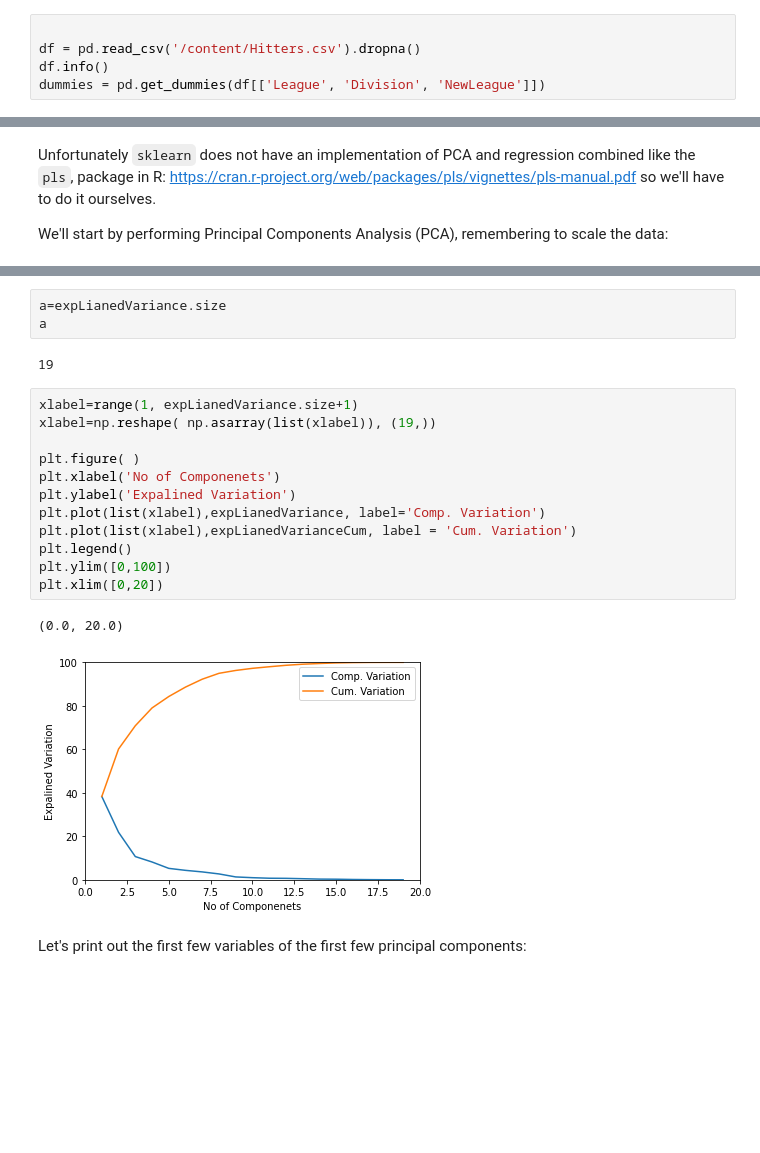
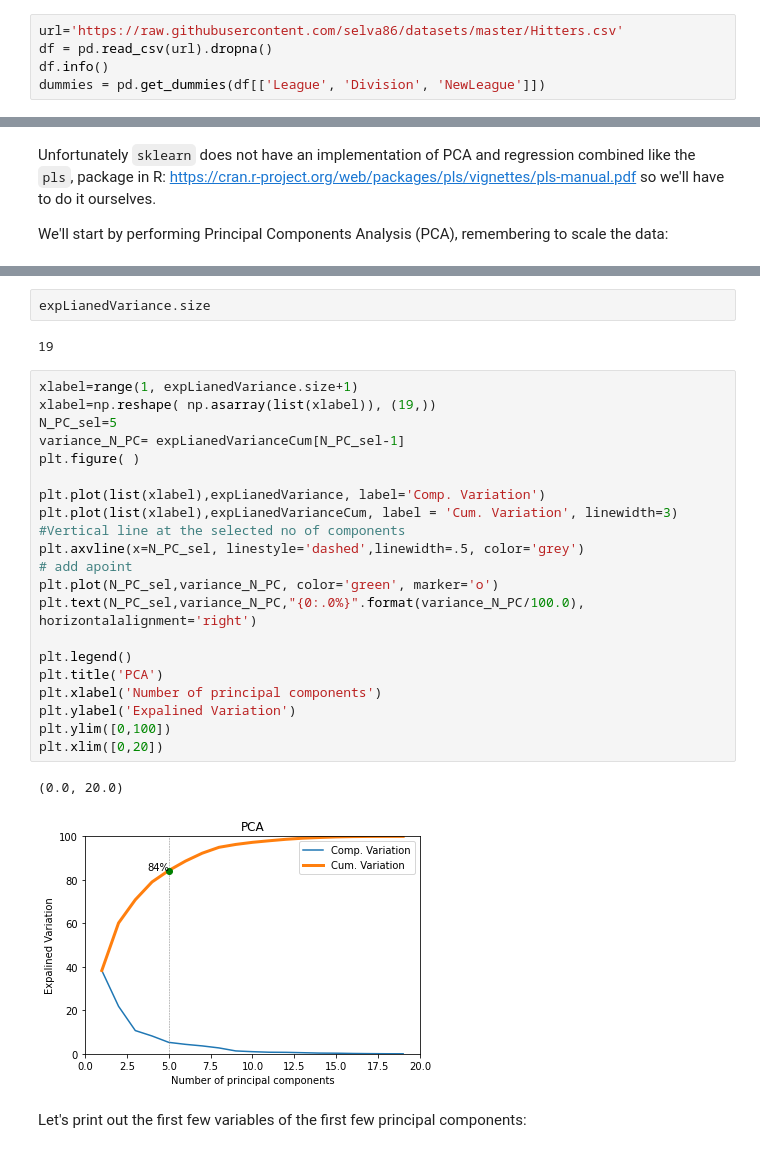
Before and after one commit to waelrash1/predictive_analytics_DT302, a Jupyter notebook: Lab_PCR_and_PLS_Regression.ipynb, the cells around one changed output, grey strips where cells are left out. Drawn from its saved outputs; the diff is of its cells as text; blank space fills up the shorter version.

```diff
--- a/Lab_PCR_and_PLS_Regression.ipynb
+++ b/Lab_PCR_and_PLS_Regression.ipynb
@@ -26,8 +26,8 @@ from sklearn.linear_model import LinearRegression
 from sklearn.cross_decomposition import PLSRegression, PLSSVD
 from sklearn.metrics import mean_squared_error
 # %%
-
-df = pd.read_csv('/content/Hitters.csv').dropna()
+url='https://raw.githubusercontent.com/selva86/datasets/master/Hitters.csv'
+df = pd.read_csv(url).dropna()
 df.info()
 dummies = pd.get_dummies(df[['League', 'Division', 'NewLeague']])
 # %% [output]
@@ -90,23 +109,31 @@ pd.DataFrame(expLianedVariance, expLianedVarianceCum)
-# %%
-a=expLianedVariance.size
-a
-# %% [output]
-19
+# %%
+expLianedVariance.size
+# %% [output]
+19
 # %%
 xlabel=range(1, expLianedVariance.size+1)
 xlabel=np.reshape( np.asarray(list(xlabel)), (19,))
+N_PC_sel=5
+variance_N_PC= expLianedVarianceCum[N_PC_sel-1]
+plt.figure( )
 
-plt.figure( )
-plt.xlabel('No of Componenets')
+plt.plot(list(xlabel),expLianedVariance, label='Comp. Variation')
+plt.plot(list(xlabel),expLianedVarianceCum, label = 'Cum. Variation', linewidth=3)
+#Vertical line at the selected no of components
+plt.axvline(x=N_PC_sel, linestyle='dashed',linewidth=.5, color='grey')
+# add apoint
+plt.plot(N_PC_sel,variance_N_PC, color='green', marker='o')
+plt.text(N_PC_sel,variance_N_PC,"{0:.0%}".format(variance_N_PC/100.0), horizontalalignment='right')
+
+plt.legend()
+plt.title('PCA')
+plt.xlabel('Number of principal components')
 plt.ylabel('Expalined Variation')
-plt.plot(list(xlabel),expLianedVariance, label='Comp. Variation')
-plt.plot(list(xlabel),expLianedVarianceCum, label = 'Cum. Variation')
-plt.legend()
 plt.ylim([0,100])
 plt.xlim([0,20])
 # %% [output]
 (0.0, 20.0)
-[figure, old version]
+[figure, new version]
 # %% [markdown]
 Let's print out the first few variables of the first few principal components:
 # %%
```
Also changed, not shown: parts of 2 cells of this notebook.
